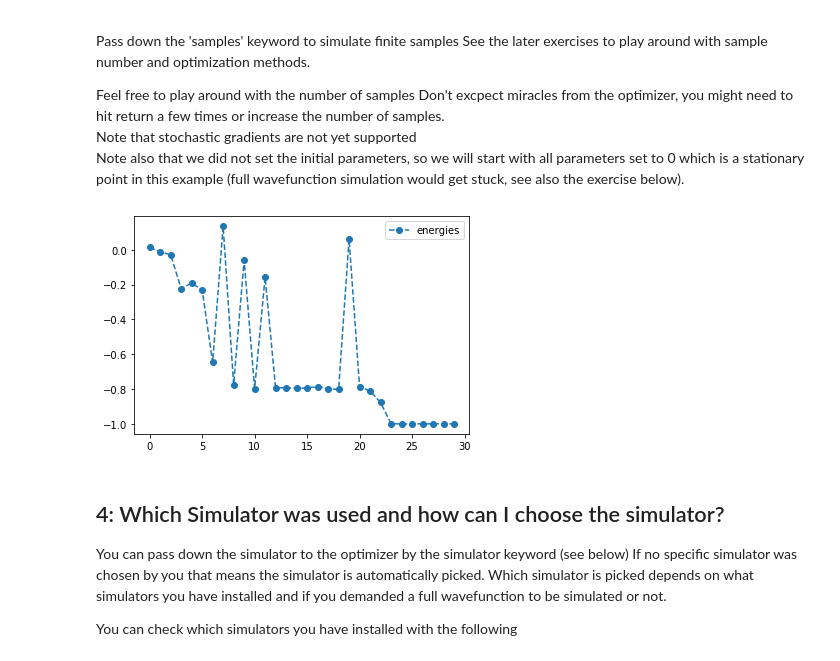
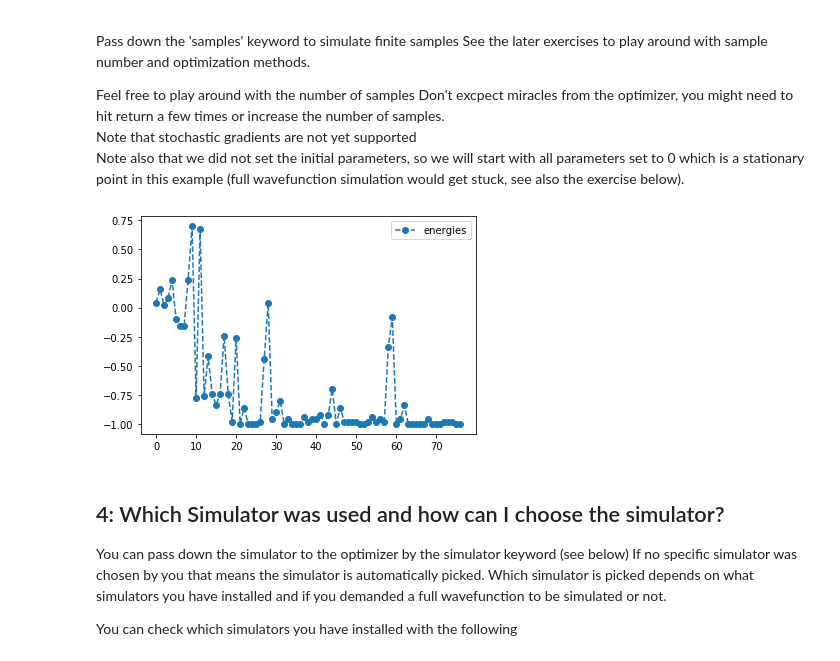
Before and after one commit to tequilahub/tequila, a Jupyter notebook: tutorials/SciPyOptimizers.ipynb, the cells around one changed output. Cells and saved outputs as stored; diff of their text form; code cells hidden in the pictures.

```diff
--- a/tutorials/SciPyOptimizers.ipynb
+++ b/tutorials/SciPyOptimizers.ipynb
@@ -35,10 +42,11 @@ What essentially happens is, that the variable $a$ needs to eliminate the action
 # %%
+b = Variable(name="b", value=0.0)
+
 U = gates.Ry(target=0, angle='a')
-U += gates.Ry(target=1, control=0, angle='b')
+U += gates.Ry(target=1, control=0, angle=b/2)
+U += gates.X(target=1)
+U += gates.Ry(target=1, control=0, angle=-b/2)
 U += gates.Rx(target=0,angle=1.234)
-
-# set the initial parameters for the optimizer
-initial_values = {'a':0.1, 'b':0.1}
 # %%
 print(U)
 # %% [output]
@@ -113,10 +138,10 @@ Don't excpect miracles from the optimizer, you might need to hit return a few ti
 <br>Note also that we did not set the initial parameters, so we will start with all parameters set to 0 which is a stationary point in this example (full wavefunction simulation would get stuck, see also the exercise below).
 # %%
 O = Objective(unitaries=U, observable=H)
-result = scipy_optimizers.minimize(objective=O, samples=10000)
+result = scipy_optimizers.minimize(objective=O, samples=100, method="Powell")
 result.history.plot('energies')
 # %% [output]
-[figure, old version]
+[figure, new version]
 # %% [markdown]
 ## 4: Which Simulator was used and how can I choose the simulator?
 
```
Also changed, not shown: parts of 17 cells of this notebook, 4 other files.
